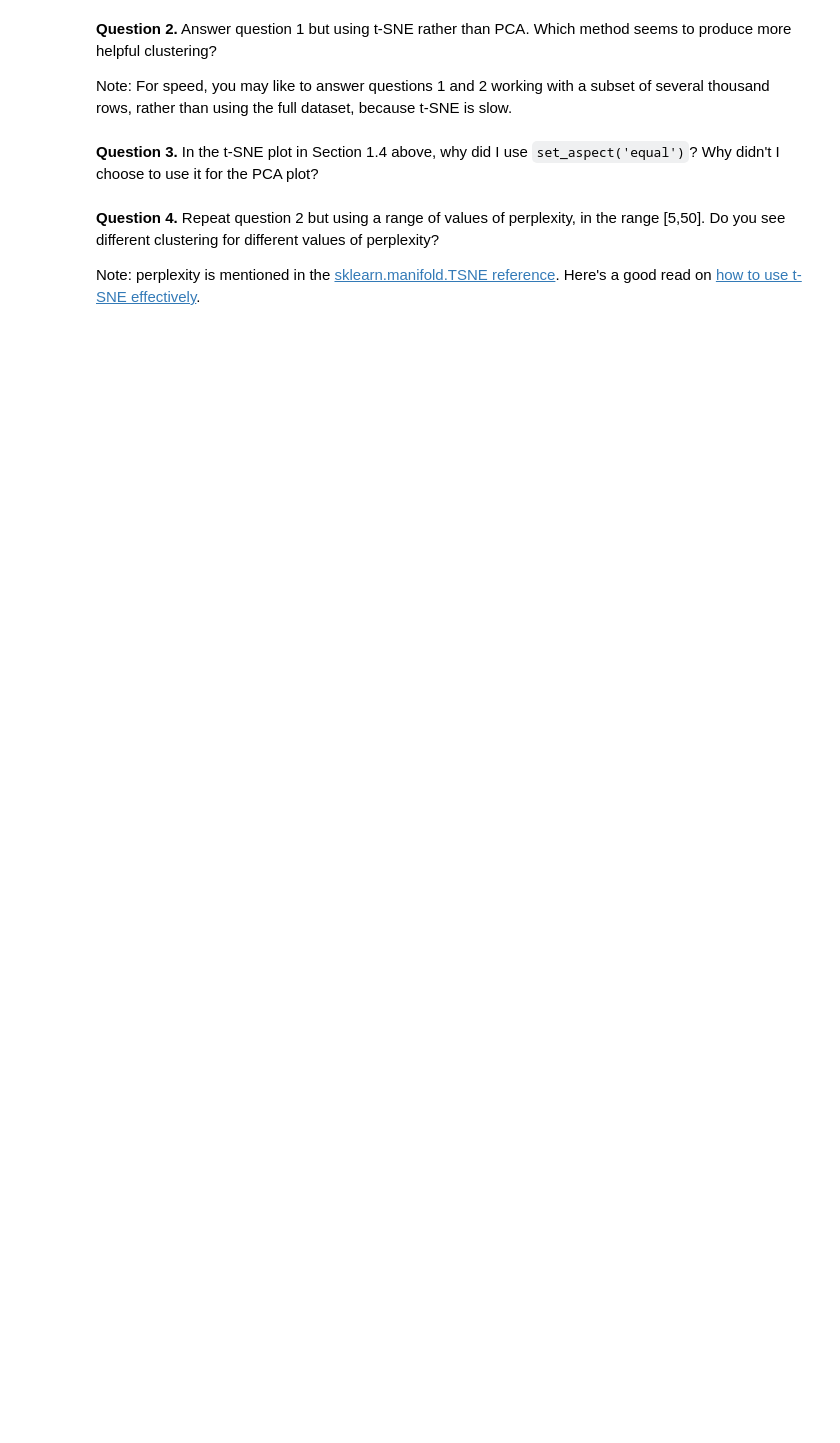
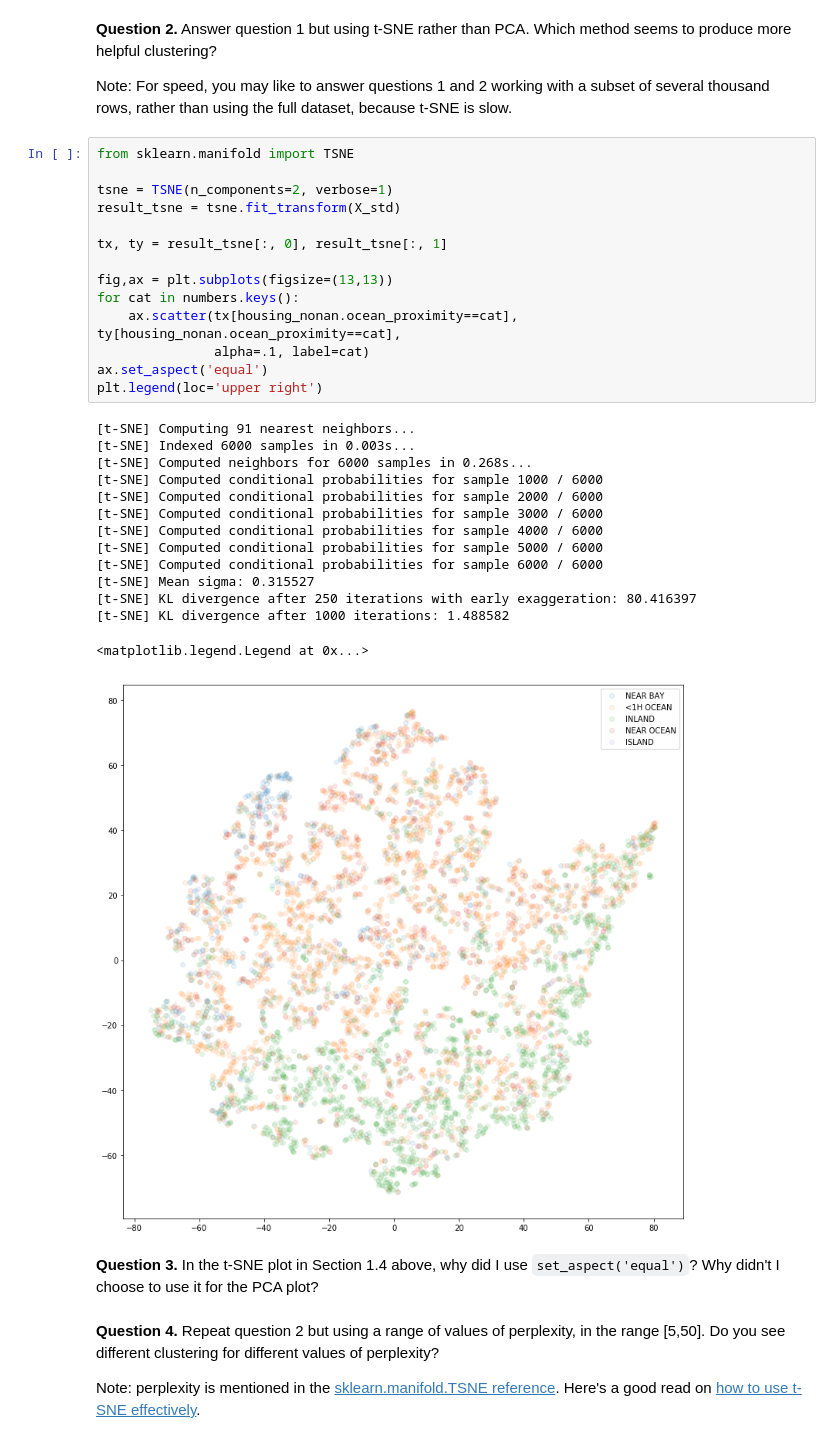
Before and after one commit to dks28/cl-datasci-pnp, a Jupyter notebook: DSPNP_practical4/practical.ipynb, the cells around one changed output. Cells and saved outputs as stored; diff of their text form; blank space fills up the shorter version.

```diff
--- a/DSPNP_practical4/practical.ipynb
+++ b/DSPNP_practical4/practical.ipynb
@@ -241,6 +298,35 @@ plt.legend(loc='upper left', bbox_to_anchor=(1.1, 1))
 **Question 2.** Answer question 1 but using t-SNE rather than PCA. Which method seems to produce more helpful clustering?
 
 Note: For speed, you may like to answer questions 1 and 2 working with a subset of several thousand rows, rather than using the full dataset, because t-SNE is slow.
+# %%
+from sklearn.manifold import TSNE
+
+tsne = TSNE(n_components=2, verbose=1)
+result_tsne = tsne.fit_transform(X_std)
+
+tx, ty = result_tsne[:, 0], result_tsne[:, 1]
+
+fig,ax = plt.subplots(figsize=(13,13))
+for cat in numbers.keys():
+    ax.scatter(tx[housing_nonan.ocean_proximity==cat], ty[housing_nonan.ocean_proximity==cat],
+               alpha=.1, label=cat)
+ax.set_aspect('equal')
+plt.legend(loc='upper right')
+# %% [output]
+[t-SNE] Computing 91 nearest neighbors...
+[t-SNE] Indexed 6000 samples in 0.003s...
+[t-SNE] Computed neighbors for 6000 samples in 0.268s...
+[t-SNE] Computed conditional probabilities for sample 1000 / 6000
+[t-SNE] Computed conditional probabilities for sample 2000 / 6000
+[t-SNE] Computed conditional probabilities for sample 3000 / 6000
+[t-SNE] Computed conditional probabilities for sample 4000 / 6000
+[t-SNE] Computed conditional probabilities for sample 5000 / 6000
+[t-SNE] Computed conditional probabilities for sample 6000 / 6000
+[t-SNE] Mean sigma: 0.315527
+[t-SNE] KL divergence after 250 iterations with early exaggeration: 80.416397
+[t-SNE] KL divergence after 1000 iterations: 1.488582
+<matplotlib.legend.Legend at 0x...>
+[figure, added]
 # %% [markdown]
 **Question 3.** In the t-SNE plot in Section 1.4 above, why did I use `set_aspect('equal')`? Why didn't I choose to use it for the PCA plot?
 # %% [markdown]
```
Also changed, not shown: parts of 15 cells of this notebook.
